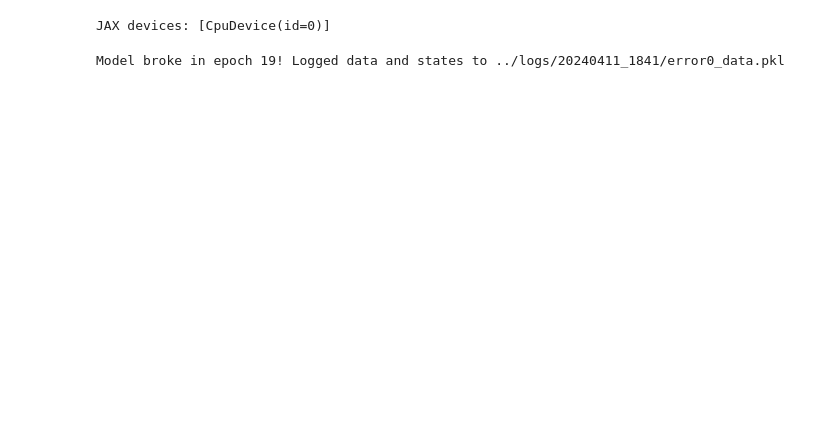
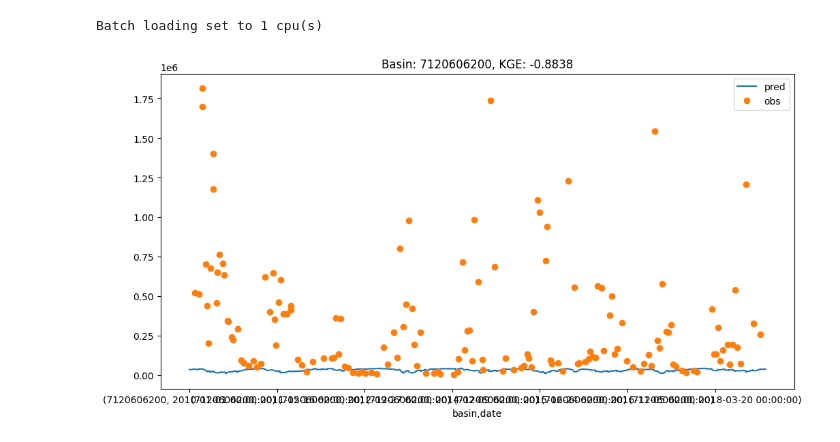
Before and after one commit to Fluvial-UMass/swot-ml, a Jupyter notebook: src/TAPTLSTM.ipynb, the cells around one changed output. Cells and saved outputs as stored; diff of their text form; code cells hidden in the pictures; blank space fills up the shorter version.

```diff
--- a/src/TAPTLSTM.ipynb
+++ b/src/TAPTLSTM.ipynb
@@ -8,7 +8,6 @@ import optax
 import matplotlib.pyplot as plt
 import importlib
 from pathlib import Path
-print(f"JAX devices: {jax.devices()}")
 
 # Force reload of project files
 import data, train, models, evaluate, metrics
@@ -16,7 +15,7 @@ importlib.reload(data)
 from data import DataLoader
 
 data_dir = Path("../data/wqp")
-basin_list_file = data_dir / "metadata" / "site_lists" / "sites_ssc_area1000_n10.txt"
+basin_list_file = data_dir / "metadata" / "site_lists" / "sites_flux_area1000_n10.txt"
 
 sequence_length = 30
 batch_size = 512
@@ -29,7 +28,7 @@ data_params = {'data_dir': data_dir,
                'basins': basin_list,
                'features_dict': {'daily':['grfr_q'],
                                  'irregular':['Blue','Green','Red','Nir','Swir1','Swir2']},
-               'target': 'ssc',
+               'target': 'flux',
                'time_slice': slice('1979-01-01', '2018-12-31'),
                'split_time': np.datetime64('2010-01-01'),
                'batch_size': batch_size,
@@ -38,7 +37,7 @@ data_params = {'data_dir': data_dir,
 
 dataloader = DataLoader(**data_params)
 # %% [output]
-JAX devices: [CpuDevice(id=0)]
+Batch loading set to 1 cpu(s)
 # %%
 importlib.reload(models)
 importlib.reload(train)
@@ -54,36 +53,36 @@ hidden_size = 64
 dropout = 0.4
 key = jax.random.PRNGKey(0)
 
-num_epochs =  50
+num_epochs =  250
 # lr_schedule = optax.polynomial_schedule(0.01, 0.0001, 2, num_epochs)
-lr_schedule = optax.exponential_decay(0.01, num_epochs/2, 0.5)
+lr_schedule = optax.exponential_decay(0.005, num_epochs, 0.5)
 
 model = TAPLSTM(daily_in_size, irregular_in_size, static_in_size, output_size, hidden_size, key=key, dropout=dropout)
 # model = LSTM(daily_in_size, output_size, hidden_size, key=key, dropout=dropout)
 # model = EALSTM(daily_in_size, static_in_size, output_size, hidden_size, key=key, dropout=dropout)
 
 model = start_training(model, dataloader, lr_schedule, num_epochs)
-# %% [output]
-Model broke in epoch 19! Logged data and states to ../logs/20240411_1841/error0_data.pkl
 # %%
 from metrics import get_all_metrics
 from matplotlib.dates import YearLocator, DateFormatter
 import datetime
 
 importlib.reload(evaluate)
 from evaluate import predict
 
 basin_subset = np.random.choice(basin_list).tolist()
 results = predict(model, dataloader, basin_subset=basin_subset)
 results['pred'] = results['pred'] * (results['pred']>0) #Clip predictions to 0
 metrics = get_all_metrics(results['obs'],results['pred'])
 
 # Plot the true values and predictions
 fig, ax = plt.subplots(figsize=(12, 6))
 results['pred'].plot(ax=ax)
 results['obs'].plot(ax=ax,linestyle='None',marker='o')
 
-plt.title(f"Basin: {basin_id}, KGE: {metrics['kge']:0.4f}")
+plt.title(f"Basin: {basin_subset}, KGE: {metrics['kge']:0.4f}")
 plt.legend()
 plt.show()
+# %% [output]
+[figure, added]
 # %%
```
Also changed, not shown: parts of 1 cell of this notebook, 2 other files.
